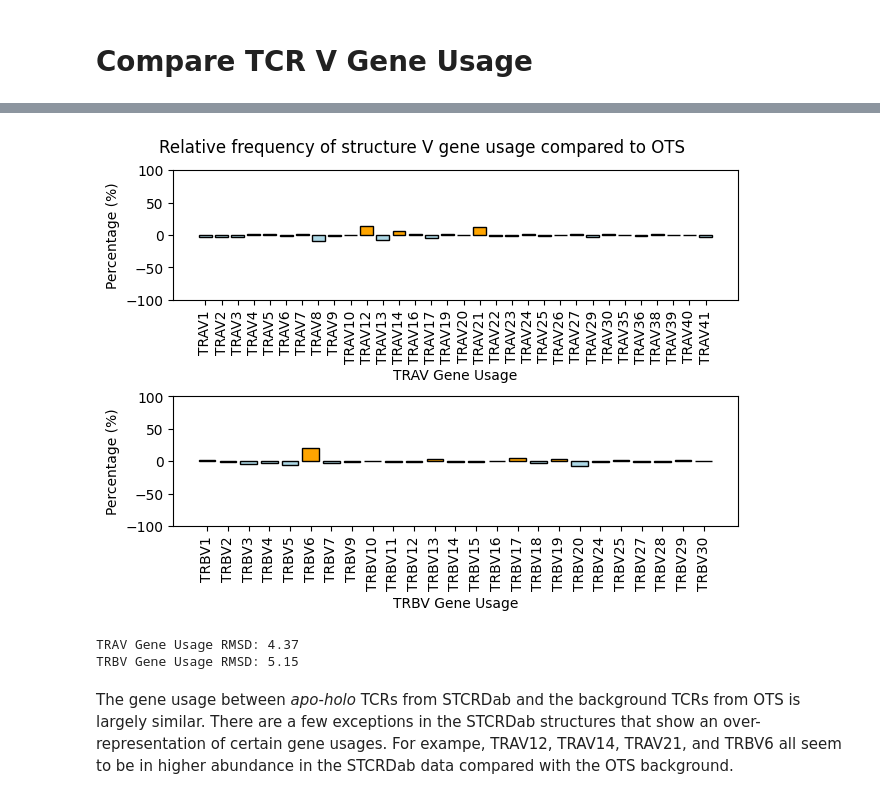
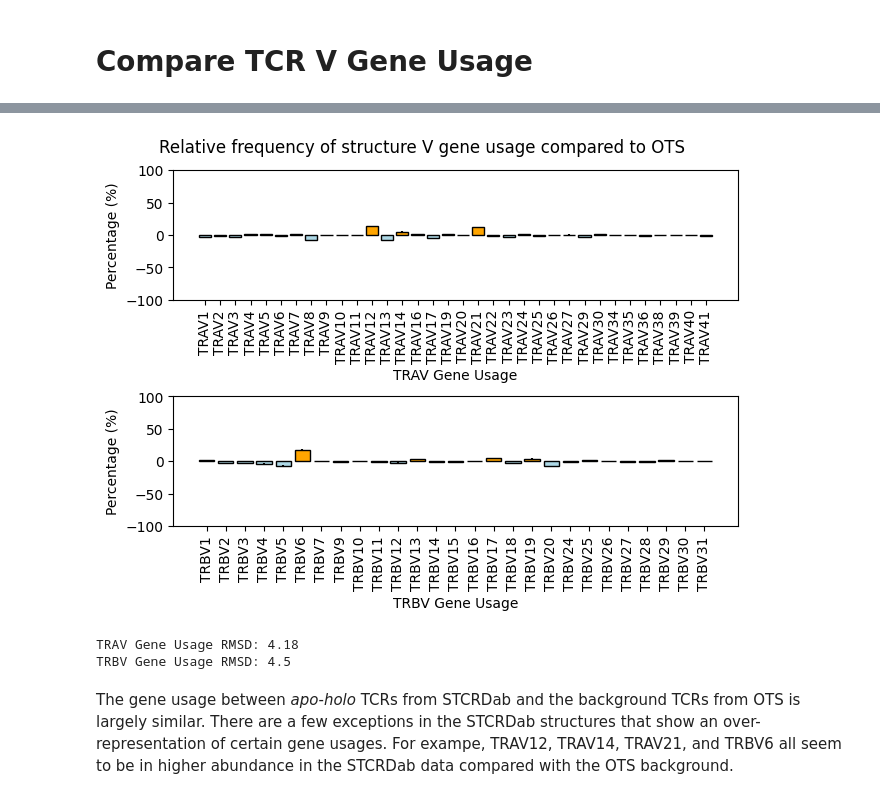
Before and after one commit to benjiemc/tcr-pmhc-interface-analysis, a Jupyter notebook: notebooks/Ascertaining_the_generalisability_of_the_structure_data.ipynb, the cells around one changed output, grey strips where cells are left out. Drawn from its saved outputs; the diff is of its cells as text; code cells hidden in the pictures.

```diff
--- a/notebooks/Ascertaining_the_generalisability_of_the_structure_data.ipynb
+++ b/notebooks/Ascertaining_the_generalisability_of_the_structure_data.ipynb
@@ -381,0 +323,8 @@ plt.show()
+# %%
+gene_usage_percentages = (gene_usage.groupby(['subgroup', 'source', 'sample_num'], dropna=False)
+                                    [['gene', 'subgroup_num']]
+                                    .value_counts(normalize=True)
+                                    * 100)
+gene_usage_percentages.name = 'percentage'
+
+gene_usage_percentages = gene_usage_percentages.reset_index()
@@ -382,42 +357,48 @@ plt.show()
+# %%
+apo_holo_gene_usage_percentages = gene_usage_percentages.query("source == 'STCRDab'")
+gene_usage_percentages_compare = apo_holo_gene_usage_percentages.merge(ots_sample_gene_usage_percentages_agg,
+                                                                       how='outer',
+                                                                       on=['gene', 'subgroup', 'subgroup_num'],
+                                                                       suffixes=('_stcrdab', '_ots'))
+
+gene_usage_percentages_compare = gene_usage_percentages_compare.drop(['source', 'sample_num'], axis='columns')
+gene_usage_percentages_compare = gene_usage_percentages_compare.fillna(0.0)
+
+gene_usage_percentages_compare['difference'] = (gene_usage_percentages_compare['percentage_stcrdab']
+                                                - gene_usage_percentages_compare['percentage_ots'])
 # %%
-fig, (ax1, ax2) = plt.subplots(nrows=2, constrained_layout=True, sharey=True)
+fig, axes = plt.subplots(nrows=2, constrained_layout=True, sharey=True)
 plt.ylim([-100, 100])
 fig.suptitle('Relative frequency of structure V gene usage compared to OTS')
 
-# TRAV
-colors = trav_genes_proportions['difference'].map(lambda diff: 'lightblue' if diff < 0 else 'orange')
+for i, subgroup in enumerate(('alpha_subgroup', 'beta_subgroup')):
+    plot_data = gene_usage_percentages_compare.query('subgroup == @subgroup').sort_values('subgroup_num')
 
-ax1.bar(trav_genes_proportions['alpha_subgroup'],
-               trav_genes_proportions['difference'],
+    colors = plot_data['difference'].map(lambda diff: 'lightblue' if diff < 0 else 'orange')
+
+    axes[i].bar(plot_data['gene'],
+               plot_data['difference'],
+               yerr=plot_data['percentage_sem'],
                color=colors,
                edgecolor='black')
 
-ax1.set_xlabel('TRAV Gene Usage')
-ax1.set_ylabel('Percentage (%)')
-ax1.tick_params(axis='x', labelrotation=90)
-
-# TRAV
-colors = trbv_genes_proportions['difference'].map(lambda diff: 'lightblue' if diff < 0 else 'orange')
-
-ax2.bar(trbv_genes_proportions['beta_subgroup'],
-               trbv_genes_proportions['difference'],
-               color=colors,
-               edgecolor='black')
-
-ax2.set_xlabel('TRBV Gene Usage')
-ax2.set_ylabel('Percentage (%)')
-ax2.tick_params(axis='x', labelrotation=90)
+    axes[i].set_xlabel(f"TR{'A' if subgroup == 'alpha_subgroup' else 'B'}V Gene Usage")
+    axes[i].set_ylabel('Percentage (%)')
+    axes[i].tick_params(axis='x', labelrotation=90)
 
 plt.savefig('../report/figures/stcrdab_ots_gene_usage_proportions.svg')
 plt.show()
 # %% [output]
-[figure, old version]
+[figure, new version]
 # %%
-print('TRAV Gene Usage RMSD:', round(rmsd(trav_genes_proportions['difference']), 2))
-print('TRBV Gene Usage RMSD:', round(rmsd(trbv_genes_proportions['difference']), 2))
+print('TRAV Gene Usage RMSD:',
+      round(rmsd(gene_usage_percentages_compare.query("subgroup == 'alpha_subgroup'")['difference']), 2))
+
+print('TRBV Gene Usage RMSD:',
+      round(rmsd(gene_usage_percentages_compare.query("subgroup == 'beta_subgroup'")['difference']), 2))
 # %% [output]
-TRAV Gene Usage RMSD: 4.37
-TRBV Gene Usage RMSD: 5.15
+TRAV Gene Usage RMSD: 4.18
+TRBV Gene Usage RMSD: 4.5
 # %% [markdown]
 The gene usage between *apo*-*holo* TCRs from STCRDab and the background TCRs from OTS is largely similar.
 There are a few exceptions in the STCRDab structures that show an over-representation of certain gene usages.
```
Also changed, not shown: parts of 24 cells of this notebook, 3 other files.
